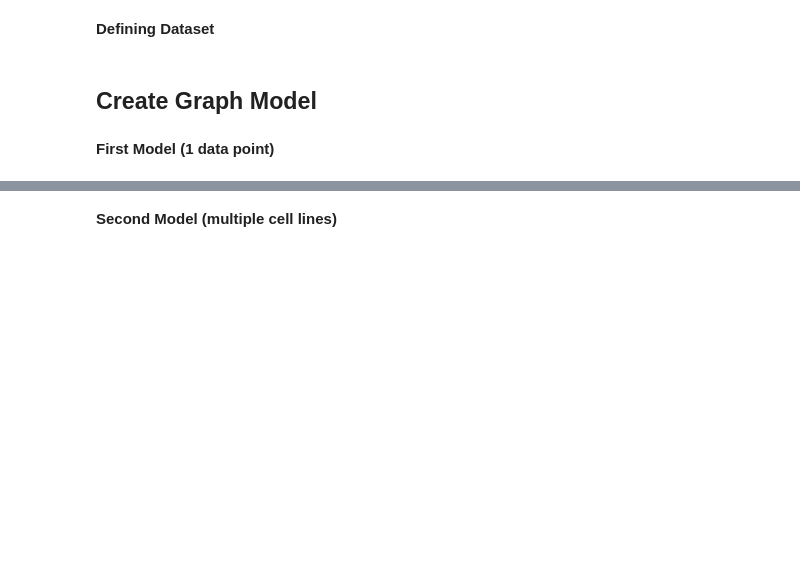
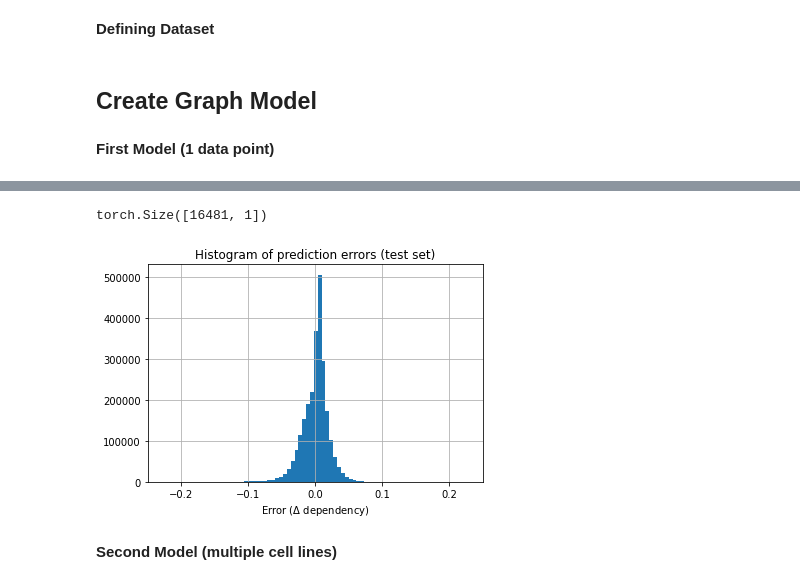
Before and after one commit to MatDagommer/crispr-genomics, a Jupyter notebook: graphNN.ipynb, the cells around one changed output, grey strips where cells are left out. Cells and saved outputs as stored; diff of their text form; code cells hidden in the pictures; blank space fills up the shorter version.

```diff
--- a/graphNN.ipynb
+++ b/graphNN.ipynb
@@ -389,0 +408,12 @@ plt.savefig('3layerconvGNN_1cl.png', bbox_inches = 'tight')
+# %%
+# prediction of model on test set
+X_test = X_test.to("cuda")
+y_test = y_test.to("cuda")
+
+test_error_mat = np.zeros(X_test.shape)
+
+model.eval()
+output = model(X_test[0].view(-1, 1))
+print(output.shape)
+# %% [output]
+torch.Size([16481, 1])
@@ -390,3 +424,14 @@ plt.savefig('3layerconvGNN_1cl.png', bbox_inches = 'tight')
+# %%
+# Plot distribution of dependency score error (test set)
+
+fig, ax = plt.subplots()
+_ = ax.hist(test_error_mat.flatten(), bins = 1000)
+ax.set_xlim([-.25, .25])
+ax.set_title("Histogram of prediction errors (test set)")
+ax.set_xlabel("Error ($\Delta$ dependency)")
+ax.grid("on")
+# %% [output]
+[figure, added]
 # %% [markdown]
 **Second Model (multiple cell lines)**
 # %%
```
Also changed, not shown: parts of 9 cells of this notebook.
